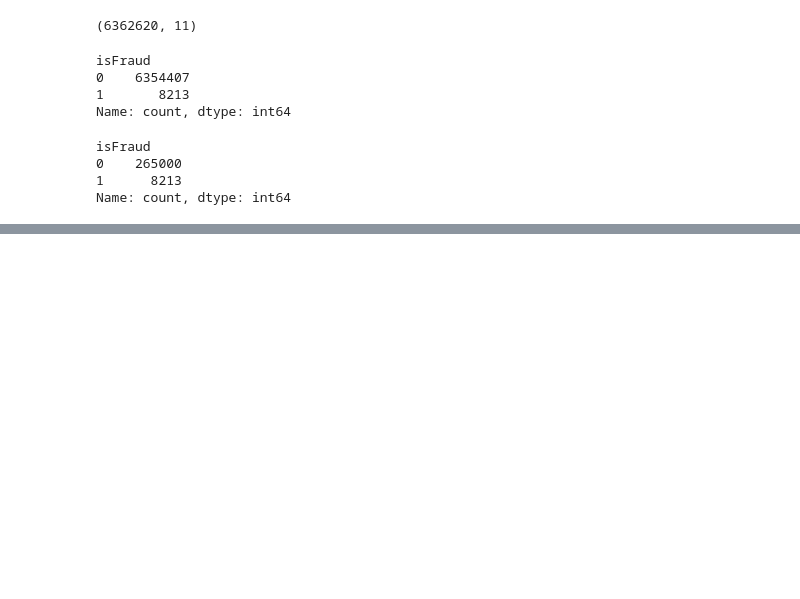
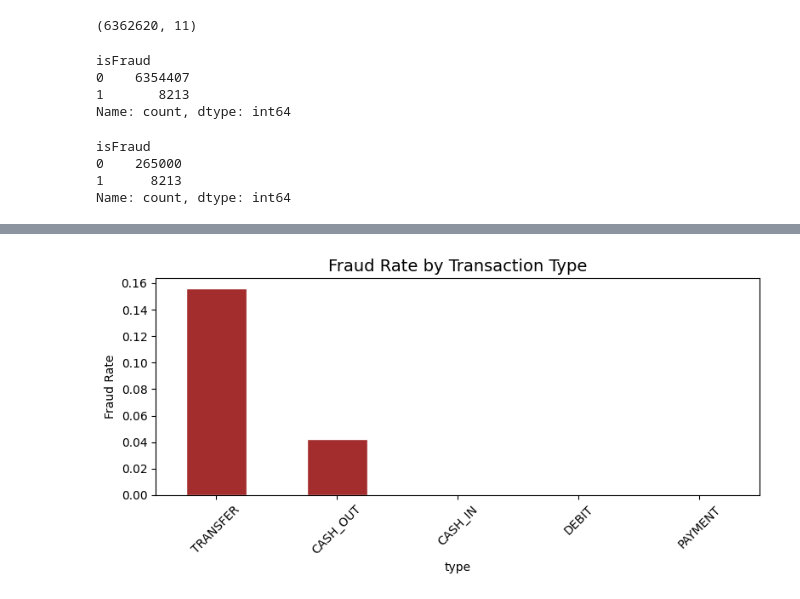
Before and after one commit to DarkKrismon/Desafio_Grupo1, a Jupyter notebook: notebooks/01_EDA.ipynb, the cells around one changed output, grey strips where cells are left out. Saved outputs shown, nothing was run; the diff lists cells and outputs as text; code cells hidden in the pictures; blank space fills up the shorter version.

```diff
--- a/notebooks/01_EDA.ipynb
+++ b/notebooks/01_EDA.ipynb
@@ -80,0 +129,13 @@ df_balanced.head()
+# %%
+fraud_by_type = df_balanced.groupby("type")["isFraud"].mean().sort_values(ascending=False)
+
+ax = fraud_by_type.plot(
+    kind = "bar", color = "#A32D2D", figsize = (8,4), edgecolor = "white"
+)
+ax.set_title("Fraud Rate by Transaction Type", fontsize = 14)
+ax.set_ylabel("Fraud Rate")
+ax.set_xticklabels(ax.get_xticklabels(), rotation = 45)
+plt.tight_layout()
+plt.show()
+# %% [output]
+[figure, added]
```
Also changed, not shown: parts of 24 cells of this notebook.
